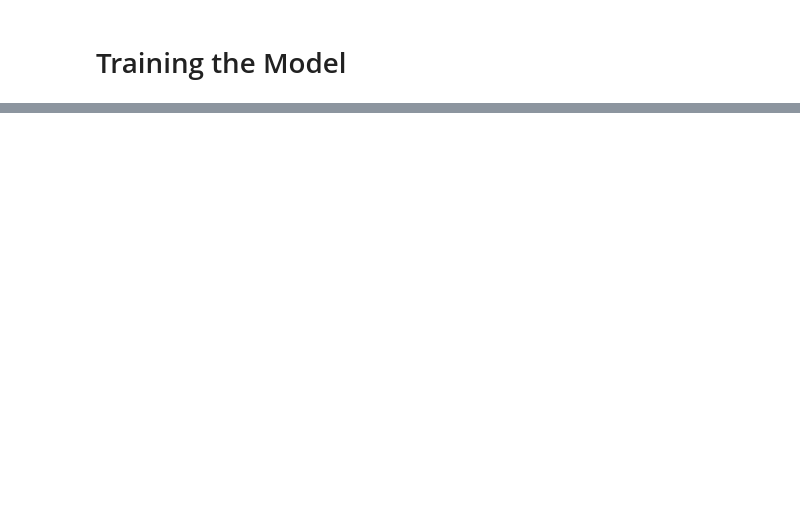
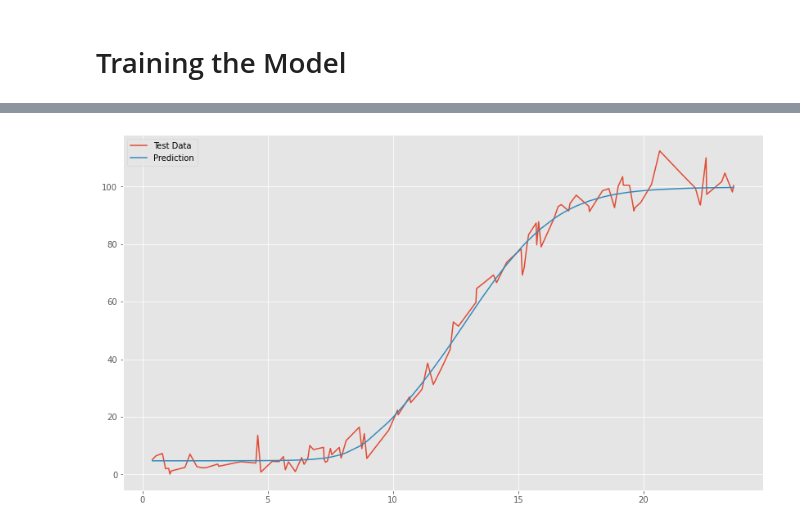
Before and after one commit to AntoMoore/Emerging-Technology-Project, a Jupyter notebook: train-model.ipynb, the cells around one changed output, grey strips where cells are left out. Saved outputs shown, nothing was run; the diff lists cells and outputs as text; code cells hidden in the pictures; blank space fills up the shorter version.

Commit message:
trained artificial neural network

```diff
--- a/train-model.ipynb
+++ b/train-model.ipynb
@@ -44,0 +24,5 @@ x_train shape: (60000, 28, 28, 1)
+# %%
+# mask all 0 value records from the dataset to remove outliers
+row_mask = (powerdata != 0).all(axis=1)
+# store in new array
+filteredData = powerdata[row_mask,:]
@@ -44,0 +49,14 @@ x_train shape: (60000, 28, 28, 1)
+# %%
+# Create a neural network with two hidden layers and one output layer.
+model = kr.models.Sequential()
+# first hidden layer with 3 neurons and sigmoid activation
+model.add(kr.layers.Dense(3, input_shape=(1,), activation="sigmoid", kernel_initializer='random_normal', bias_initializer='random_normal'))
+# second hidden layer with 3 neurons and sigmoid activation
+model.add(kr.layers.Dense(3, input_shape=(3,), activation="sigmoid", kernel_initializer='random_normal', bias_initializer='random_normal'))
+# output layer with one neuron and linear activation
+model.add(kr.layers.Dense(1, input_shape=(3,), activation="linear", kernel_initializer='random_normal', bias_initializer='random_normal'))
+# build nuural network
+model.compile('adam', loss='mean_squared_error')
+# %%
+# Train the neural network using the training data.
+model.fit(train['Speed'], train['Power'], epochs=5000)
@@ -44,0 +82,21 @@ x_train shape: (60000, 28, 28, 1)
+# %%
+# find number of rows in filtered data set
+number_of_rows = filteredData.shape[0]
+
+# get 100 random indices from data set
+random_indices = np.random.choice(number_of_rows, size=100, replace=False)
+
+# create 100 random samples
+random_samples = filteredData[random_indices, :]
+
+# put samples into numpy array
+random_samples = np.array(random_samples)
+
+# sort array
+sortedArr = random_samples[random_samples[:,0].argsort()]
+
+# make test data from random samples
+test = pd.DataFrame()
+test['Speed'] = sortedArr[:,0]
+test['Power'] = sortedArr[:,1]
+test
@@ -44,0 +117,7 @@ x_train shape: (60000, 28, 28, 1)
+# %%
+# plot the predictions of the speed and power values
+plt.plot(test['Speed'], test['Power'], label='Test Data')
+plt.plot(test['Speed'], model.predict(test['Speed']), label='Prediction')
+plt.legend();
+# %% [output]
+[figure, added]
```
Also changed, not shown: parts of 8 cells of this notebook, 1 other file.
